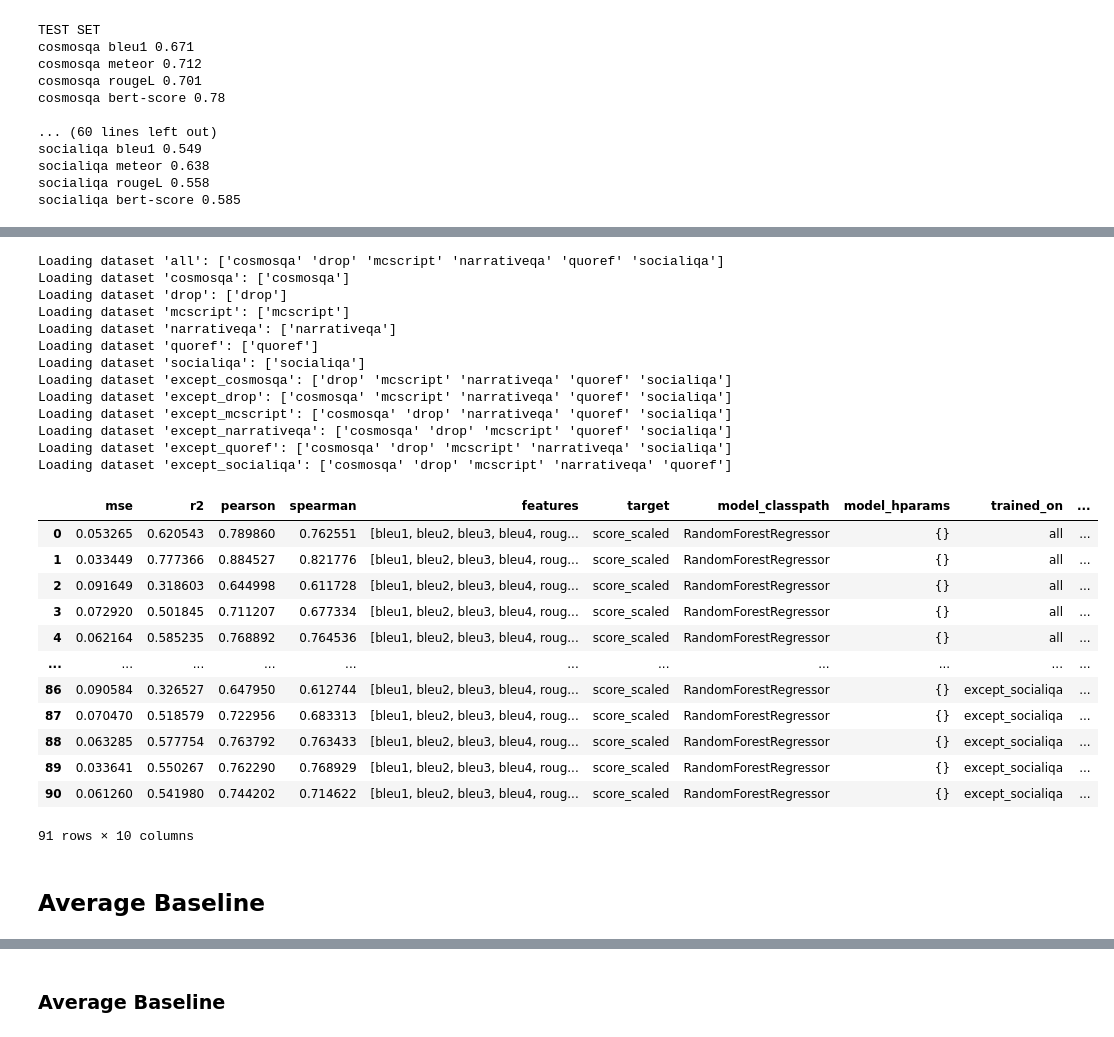
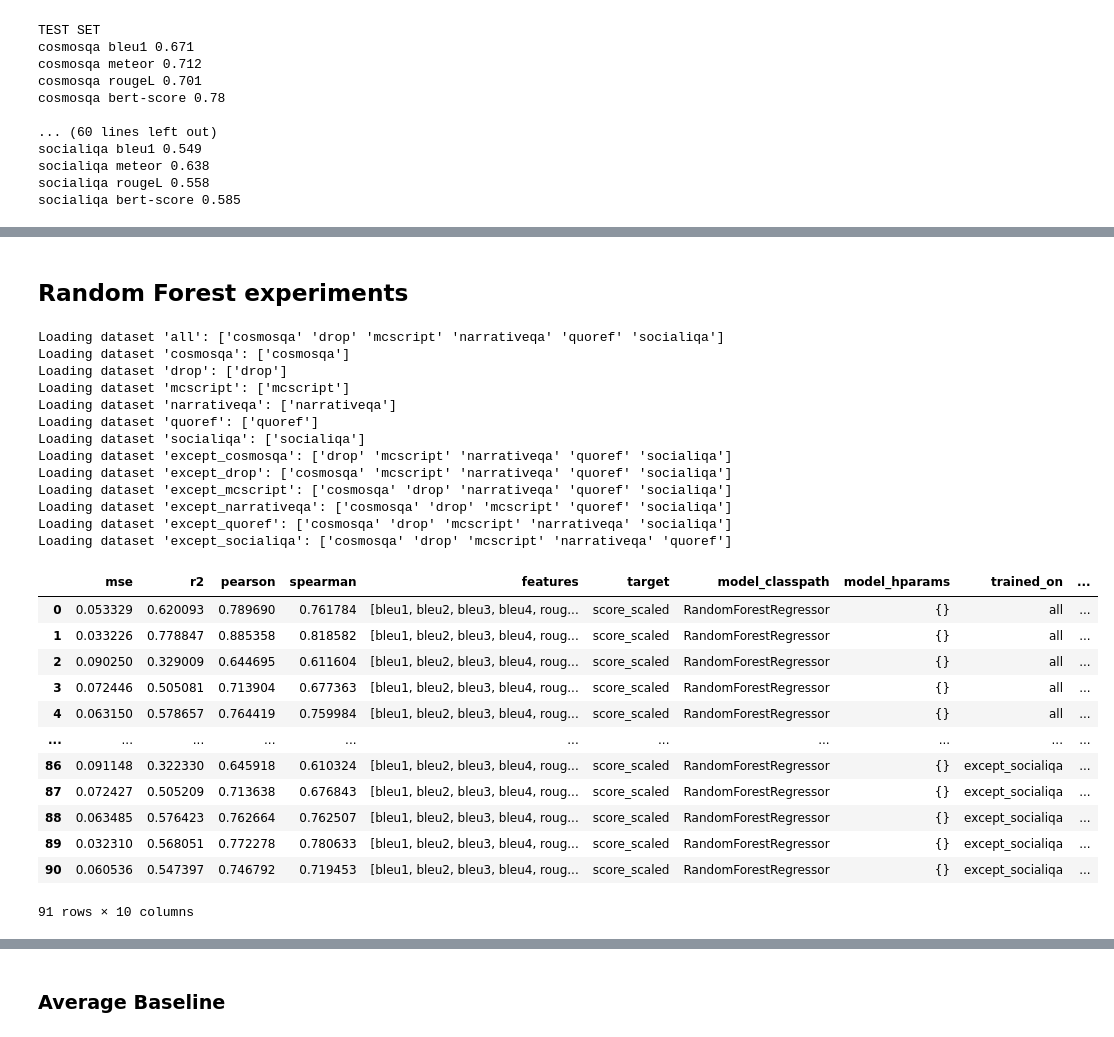
Before and after one commit to pdasigi/eqqa, a Jupyter notebook: lr_experiments/Baselines.ipynb, the cells around one changed output, grey strips where cells are left out. Saved outputs shown, nothing was run; the diff lists cells and outputs as text; code cells hidden in the pictures.

Commit message:
Clean notebook; Add baselines

```diff
--- a/lr_experiments/Baselines.ipynb
+++ b/lr_experiments/Baselines.ipynb
@@ -504,28 +116,0 @@ plot_metric_by_alpha(l1_loo_results, "mse", hue="evaluated_on")
-# %%
-from collections import defaultdict
-
-_n_features = defaultdict(lambda: defaultdict(list))
-_n_features_names = defaultdict(set)
-
-for i, dataset_pipelines in l1_pipelines.items():
-    for dataset, pipeline in dataset_pipelines.items():
-        _feat_importance = pipeline.model.coef_
-        _n_feats = sum(np.abs(_feat_importance) > 1e-5)
-        lasso_results.loc[
-            (lasso_results["i"] == i) & (lasso_results["trained_on"] == dataset)
-            , "n_features"
-        ] = _n_feats
-
-        _feats = np.argsort(_feat_importance)
-        _feats = {features[i]: _feat_importance[i] for i in _feats}
-        _n_features[dataset][_n_feats].append(_feats)
-
-        _mask = np.abs(_feat_importance) > 1e-5
-        _n_features_names[dataset].add(tuple(features[i] for i, e in enumerate(_mask) if e))
-
-        lasso_results.loc[
-            (lasso_results["i"] == i) & (lasso_results["trained_on"] == dataset)
-            , "feat_importance"
-        ] = str(_feats)
-
-lasso_results
@@ -535,0 +671,2 @@ from sklearn.ensemble import RandomForestRegressor
+# %% [markdown]
+## Random Forest experiments
@@ -536,42 +675,42 @@ from sklearn.ensemble import RandomForestRegressor
 # %%
 # All datasets experiment
 ad_rf_def_pipelines = fit(RandomForestRegressor, {}, METRICS, TARGET, TRAIN_DATASETS)
 ad_rf_def_results = evaluate(ad_rf_def_pipelines, DEV_DATASETS)
 ad_rf_def_results = pd.DataFrame(ad_rf_def_results)
+ad_rf_def_results.to_csv("results/ad_rf.csv")
 
 loo_rf_def_pipelines = fit(RandomForestRegressor, {}, METRICS, TARGET, TRAIN_LOO_DATASETS)
 loo_rf_def_results = evaluate(loo_rf_def_pipelines, DEV_DATASETS)
 loo_rf_def_results = pd.DataFrame(loo_rf_def_results)
+loo_rf_def_results.to_csv("results/loo_rf.csv")
 
 # All (baseline) LR results
 rf_def_results = pd.concat((ad_rf_def_results, loo_rf_def_results)).reset_index(drop=True)
 rf_def_results
 # %% [output]
 Loading dataset 'all': ['cosmosqa' 'drop' 'mcscript' 'narrativeqa' 'quoref' 'socialiqa']
 Loading dataset 'cosmosqa': ['cosmosqa']
 Loading dataset 'drop': ['drop']
 Loading dataset 'mcscript': ['mcscript']
 Loading dataset 'narrativeqa': ['narrativeqa']
 Loading dataset 'quoref': ['quoref']
 Loading dataset 'socialiqa': ['socialiqa']
 Loading dataset 'except_cosmosqa': ['drop' 'mcscript' 'narrativeqa' 'quoref' 'socialiqa']
 Loading dataset 'except_drop': ['cosmosqa' 'mcscript' 'narrativeqa' 'quoref' 'socialiqa']
 Loading dataset 'except_mcscript': ['cosmosqa' 'drop' 'narrativeqa' 'quoref' 'socialiqa']
 Loading dataset 'except_narrativeqa': ['cosmosqa' 'drop' 'mcscript' 'quoref' 'socialiqa']
 Loading dataset 'except_quoref': ['cosmosqa' 'drop' 'mcscript' 'narrativeqa' 'socialiqa']
 Loading dataset 'except_socialiqa': ['cosmosqa' 'drop' 'mcscript' 'narrativeqa' 'quoref']
 |  | mse | r2 | pearson | spearman | features | target | model_classpath | model_hparams | trained_on | ... |
-| 0 | 0.053265 | 0.620543 | 0.789860 | 0.762551 | [bleu1, bleu2, bleu3, bleu4, roug... | score_scaled | RandomForestRegressor | {} | all | ... |
-| 1 | 0.033449 | 0.777366 | 0.884527 | 0.821776 | [bleu1, bleu2, bleu3, bleu4, roug... | score_scaled | RandomForestRegressor | {} | all | ... |
-| 2 | 0.091649 | 0.318603 | 0.644998 | 0.611728 | [bleu1, bleu2, bleu3, bleu4, roug... | score_scaled | RandomForestRegressor | {} | all | ... |
-| 3 | 0.072920 | 0.501845 | 0.711207 | 0.677334 | [bleu1, bleu2, bleu3, bleu4, roug... | score_scaled | RandomForestRegressor | {} | all | ... |
-| 4 | 0.062164 | 0.585235 | 0.768892 | 0.764536 | [bleu1, bleu2, bleu3, bleu4, roug... | score_scaled | RandomForestRegressor | {} | all | ... |
+| 0 | 0.053329 | 0.620093 | 0.789690 | 0.761784 | [bleu1, bleu2, bleu3, bleu4, roug... | score_scaled | RandomForestRegressor | {} | all | ... |
+| 1 | 0.033226 | 0.778847 | 0.885358 | 0.818582 | [bleu1, bleu2, bleu3, bleu4, roug... | score_scaled | RandomForestRegressor | {} | all | ... |
+| 2 | 0.090250 | 0.329009 | 0.644695 | 0.611604 | [bleu1, bleu2, bleu3, bleu4, roug... | score_scaled | RandomForestRegressor | {} | all | ... |
+| 3 | 0.072446 | 0.505081 | 0.713904 | 0.677363 | [bleu1, bleu2, bleu3, bleu4, roug... | score_scaled | RandomForestRegressor | {} | all | ... |
+| 4 | 0.063150 | 0.578657 | 0.764419 | 0.759984 | [bleu1, bleu2, bleu3, bleu4, roug... | score_scaled | RandomForestRegressor | {} | all | ... |
 | ... | ... | ... | ... | ... | ... | ... | ... | ... | ... | ... |
-| 86 | 0.090584 | 0.326527 | 0.647950 | 0.612744 | [bleu1, bleu2, bleu3, bleu4, roug... | score_scaled | RandomForestRegressor | {} | except_socialiqa | ... |
-| 87 | 0.070470 | 0.518579 | 0.722956 | 0.683313 | [bleu1, bleu2, bleu3, bleu4, roug... | score_scaled | RandomForestRegressor | {} | except_socialiqa | ... |
-| 88 | 0.063285 | 0.577754 | 0.763792 | 0.763433 | [bleu1, bleu2, bleu3, bleu4, roug... | score_scaled | RandomForestRegressor | {} | except_socialiqa | ... |
-| 89 | 0.033641 | 0.550267 | 0.762290 | 0.768929 | [bleu1, bleu2, bleu3, bleu4, roug... | score_scaled | RandomForestRegressor | {} | except_socialiqa | ... |
-| 90 | 0.061260 | 0.541980 | 0.744202 | 0.714622 | [bleu1, bleu2, bleu3, bleu4, roug... | score_scaled | RandomForestRegressor | {} | except_socialiqa | ... |
+| 86 | 0.091148 | 0.322330 | 0.645918 | 0.610324 | [bleu1, bleu2, bleu3, bleu4, roug... | score_scaled | RandomForestRegressor | {} | except_socialiqa | ... |
+| 87 | 0.072427 | 0.505209 | 0.713638 | 0.676843 | [bleu1, bleu2, bleu3, bleu4, roug... | score_scaled | RandomForestRegressor | {} | except_socialiqa | ... |
+| 88 | 0.063485 | 0.576423 | 0.762664 | 0.762507 | [bleu1, bleu2, bleu3, bleu4, roug... | score_scaled | RandomForestRegressor | {} | except_socialiqa | ... |
+| 89 | 0.032310 | 0.568051 | 0.772278 | 0.780633 | [bleu1, bleu2, bleu3, bleu4, roug... | score_scaled | RandomForestRegressor | {} | except_socialiqa | ... |
+| 90 | 0.060536 | 0.547397 | 0.746792 | 0.719453 | [bleu1, bleu2, bleu3, bleu4, roug... | score_scaled | RandomForestRegressor | {} | except_socialiqa | ... |
 91 rows × 10 columns
-# %% [markdown]
-## Average Baseline
```
Also changed, not shown: parts of 52 cells of this notebook, 9 other files.
